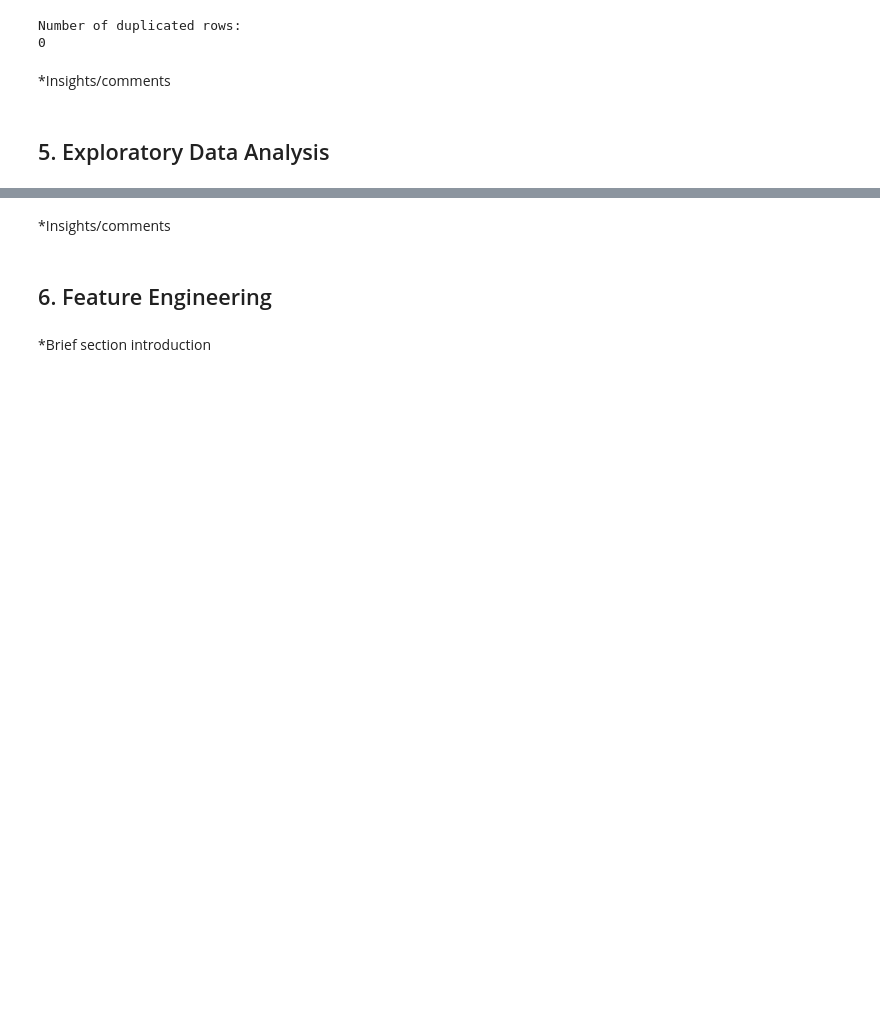
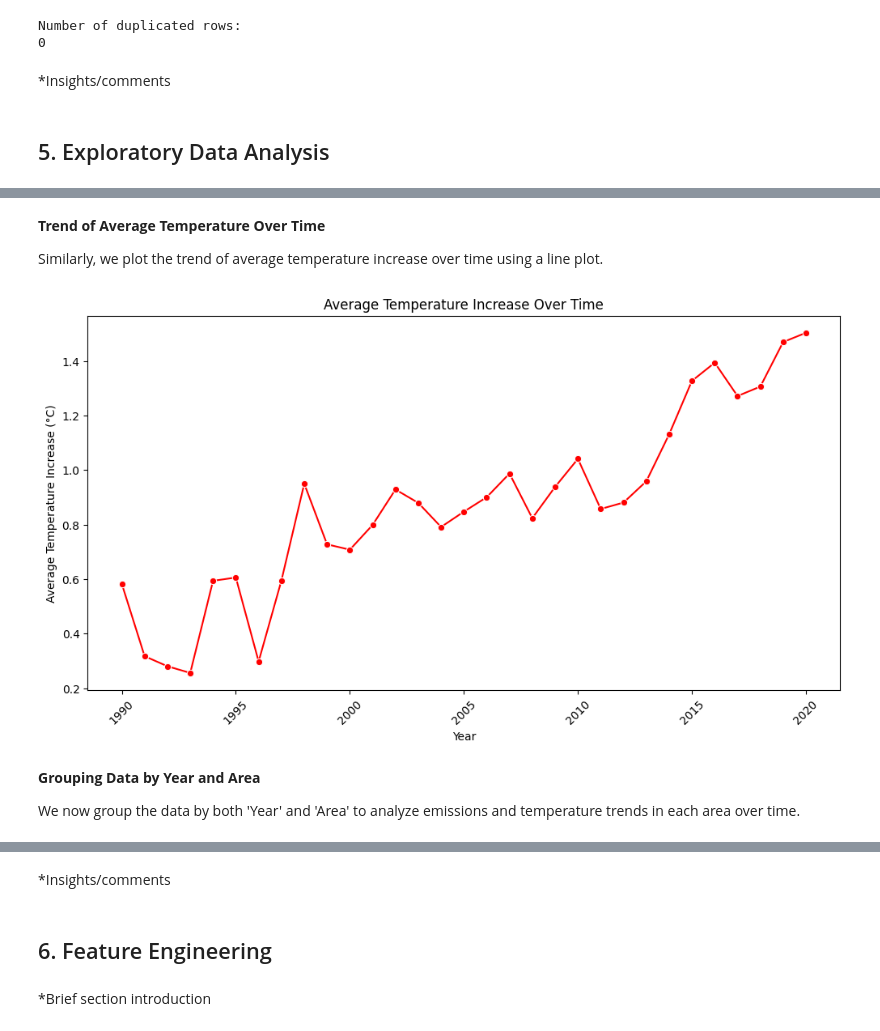
Before and after one commit to Boikoko/2401FTDS_Regression_Project, a Jupyter notebook: Regression_Project_Team_3.ipynb, the cells around one changed output, grey strips where cells are left out. Saved outputs shown, nothing was run; the diff lists cells and outputs as text; code cells hidden in the pictures; blank space fills up the shorter version.

```diff
--- a/Regression_Project_Team_3.ipynb
+++ b/Regression_Project_Team_3.ipynb
@@ -215,0 +305,21 @@ Number of duplicated rows:
+# %% [markdown]
+**Trend of Average Temperature Over Time**
+
+Similarly, we plot the trend of average temperature increase over time using a line plot.
+# %%
+# Plotting average temperature increase over the years
+plt.figure(figsize=(12, 6))
+sns.lineplot(data=df_grouped_by_year, x='year', y='average_temperature_change', marker='o', color='red')
+
+# Adding title and labels
+plt.title('Average Temperature Increase Over Time')
+plt.xlabel('Year')
+plt.ylabel('Average Temperature Increase (°C)')
+plt.xticks(rotation=45)
+plt.show()
+# %% [output]
+[figure, added]
+# %% [markdown]
+**Grouping Data by Year and Area**
+
+We now group the data by both 'Year' and 'Area' to analyze emissions and temperature trends in each area over time.
```
Also changed, not shown: parts of 17 cells of this notebook.
